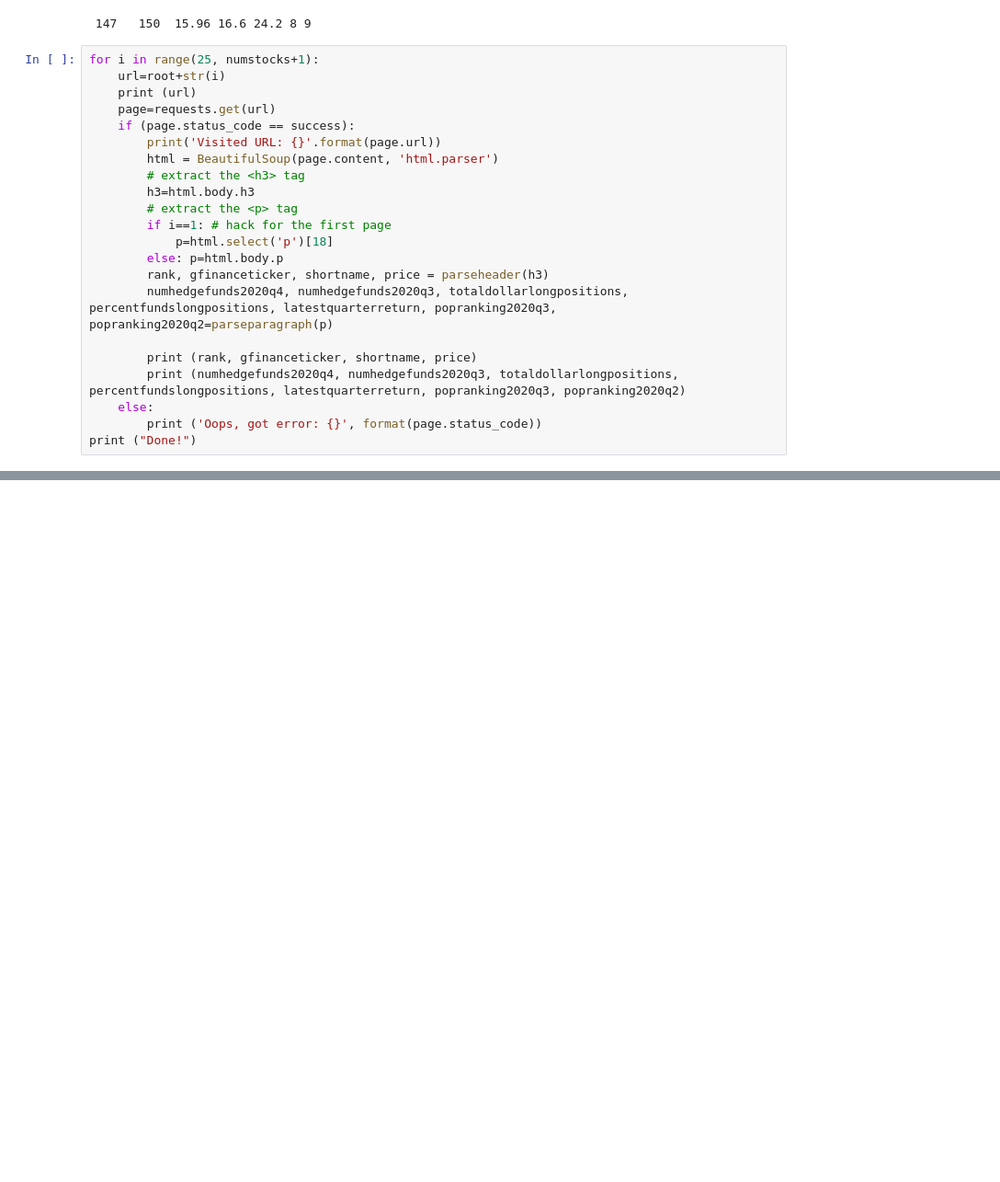
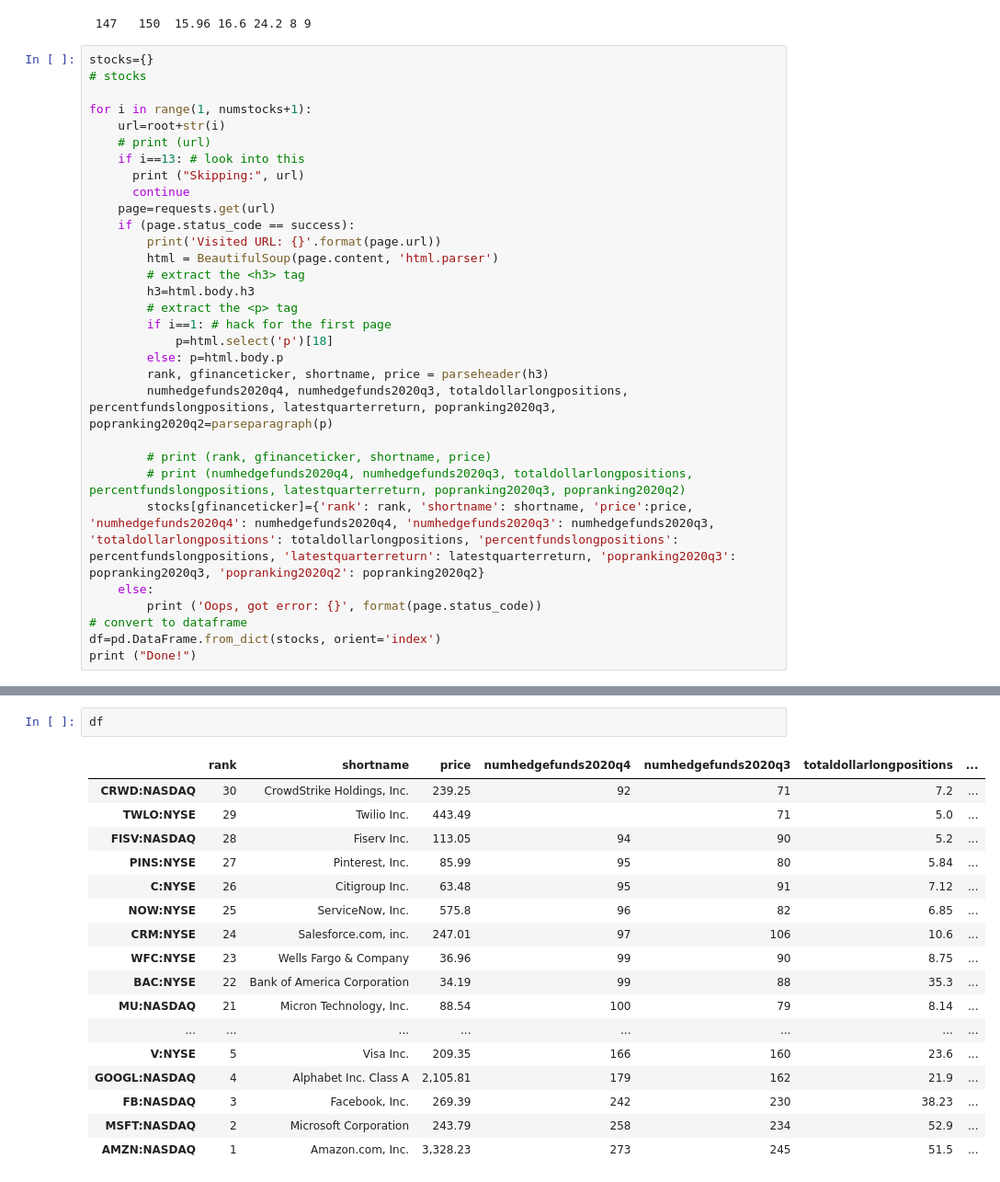
Before and after one commit to ksaigendev/fintech-scraping, a Jupyter notebook: insidermonkeytop30.ipynb, the cells around one changed output, grey strips where cells are left out. Shown: that part at 92% size. Cells and saved outputs as stored; diff of their text form; blank space fills up the shorter version.

```diff
--- a/insidermonkeytop30.ipynb
+++ b/insidermonkeytop30.ipynb
@@ -128,9 +120,15 @@ print (numhedgefunds2020q4, numhedgefunds2020q3, totaldollarlongpositions, perce
 # %% [output]
  147   150  15.96 16.6 24.2 8 9
 # %%
-for i in range(25, numstocks+1):
+stocks={}
+# stocks
+
+for i in range(1, numstocks+1):
     url=root+str(i)
-    print (url)
+    # print (url)
+    if i==13: # look into this
+      print ("Skipping:", url)
+      continue
     page=requests.get(url)
     if (page.status_code == success):
         print('Visited URL: {}'.format(page.url))
@@ -144,9 +142,12 @@ for i in range(25, numstocks+1):
         rank, gfinanceticker, shortname, price = parseheader(h3)
         numhedgefunds2020q4, numhedgefunds2020q3, totaldollarlongpositions, percentfundslongpositions, latestquarterreturn, popranking2020q3, popranking2020q2=parseparagraph(p)
 
-        print (rank, gfinanceticker, shortname, price)
-        print (numhedgefunds2020q4, numhedgefunds2020q3, totaldollarlongpositions, percentfundslongpositions, latestquarterreturn, popranking2020q3, popranking2020q2)
+        # print (rank, gfinanceticker, shortname, price)
+        # print (numhedgefunds2020q4, numhedgefunds2020q3, totaldollarlongpositions, percentfundslongpositions, latestquarterreturn, popranking2020q3, popranking2020q2)
+        stocks[gfinanceticker]={'rank': rank, 'shortname': shortname, 'price':price, 'numhedgefunds2020q4': numhedgefunds2020q4, 'numhedgefunds2020q3': numhedgefunds2020q3, 'totaldollarlongpositions': totaldollarlongpositions, 'percentfundslongpositions': percentfundslongpositions, 'latestquarterreturn': latestquarterreturn, 'popranking2020q3': popranking2020q3, 'popranking2020q2': popranking2020q2}
     else:
         print ('Oops, got error: {}', format(page.status_code))
+# convert to dataframe
+df=pd.DataFrame.from_dict(stocks, orient='index')
 print ("Done!")
 # %% [output]
@@ -169,0 +179,20 @@ Done!
+# %%
+df
+# %% [output]
+|  | rank | shortname | price | numhedgefunds2020q4 | numhedgefunds2020q3 | totaldollarlongpositions | ... |
+| CRWD:NASDAQ | 30 | CrowdStrike Holdings, Inc. | 239.25 | 92 | 71 | 7.2 | ... |
+| TWLO:NYSE | 29 | Twilio Inc. | 443.49 |  | 71 | 5.0 | ... |
+| FISV:NASDAQ | 28 | Fiserv Inc. | 113.05 | 94 | 90 | 5.2 | ... |
+| PINS:NYSE | 27 | Pinterest, Inc. | 85.99 | 95 | 80 | 5.84 | ... |
+| C:NYSE | 26 | Citigroup Inc. | 63.48 | 95 | 91 | 7.12 | ... |
+| NOW:NYSE | 25 | ServiceNow, Inc. | 575.8 | 96 | 82 | 6.85 | ... |
+| CRM:NYSE | 24 | Salesforce.com, inc. | 247.01 | 97 | 106 | 10.6 | ... |
+| WFC:NYSE | 23 | Wells Fargo & Company | 36.96 | 99 | 90 | 8.75 | ... |
+| BAC:NYSE | 22 | Bank of America Corporation | 34.19 | 99 | 88 | 35.3 | ... |
+| MU:NASDAQ | 21 | Micron Technology, Inc. | 88.54 | 100 | 79 | 8.14 | ... |
+| ... | ... | ... | ... | ... | ... | ... | ... |
+| V:NYSE | 5 | Visa Inc. | 209.35 | 166 | 160 | 23.6 | ... |
+| GOOGL:NASDAQ | 4 | Alphabet Inc. Class A | 2,105.81 | 179 | 162 | 21.9 | ... |
+| FB:NASDAQ | 3 | Facebook, Inc. | 269.39 | 242 | 230 | 38.23 | ... |
+| MSFT:NASDAQ | 2 | Microsoft Corporation | 243.79 | 258 | 234 | 52.9 | ... |
+| AMZN:NASDAQ | 1 | Amazon.com, Inc. | 3,328.23 | 273 | 245 | 51.5 | ... |
```
Also changed, not shown: parts of 11 cells of this notebook.
